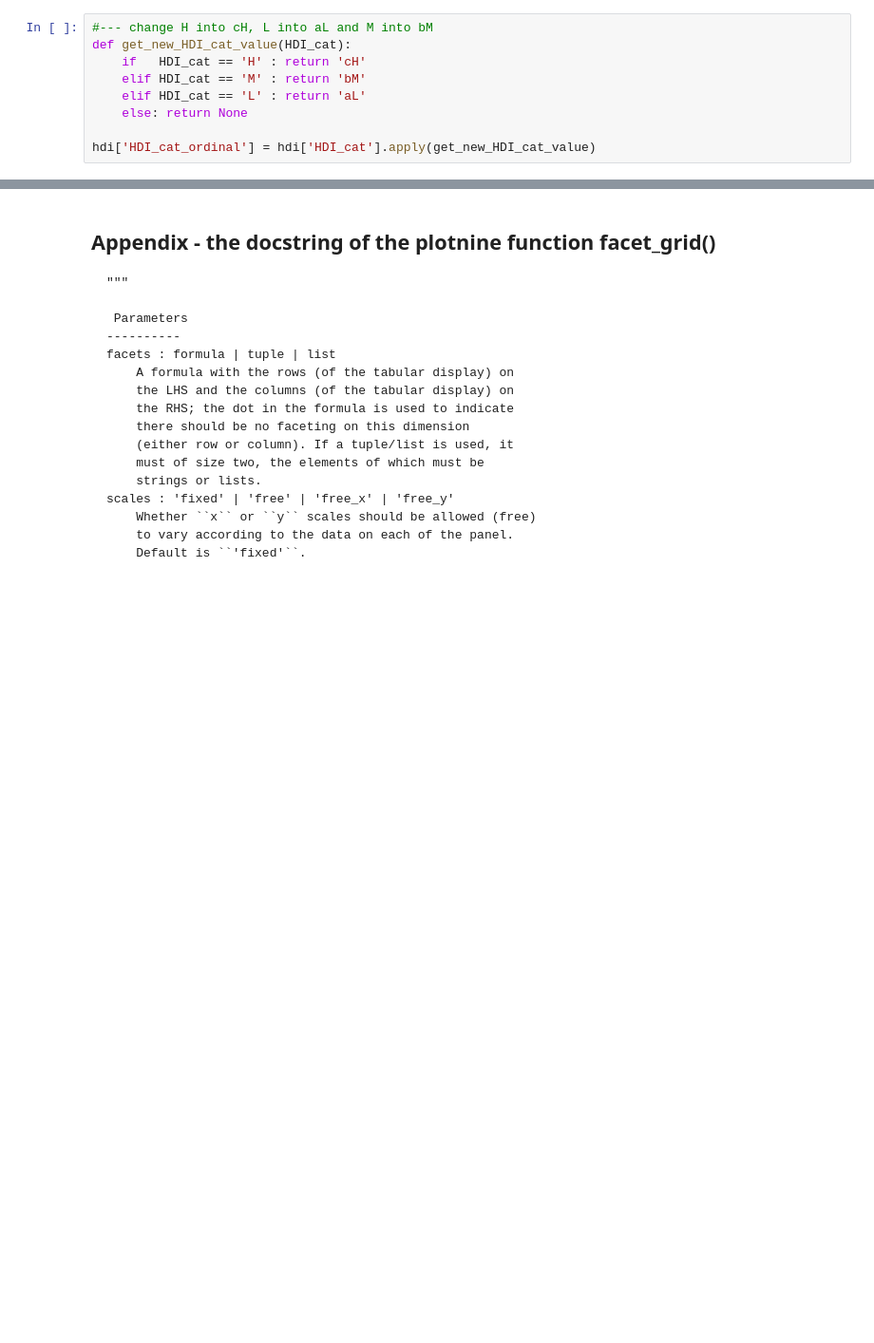
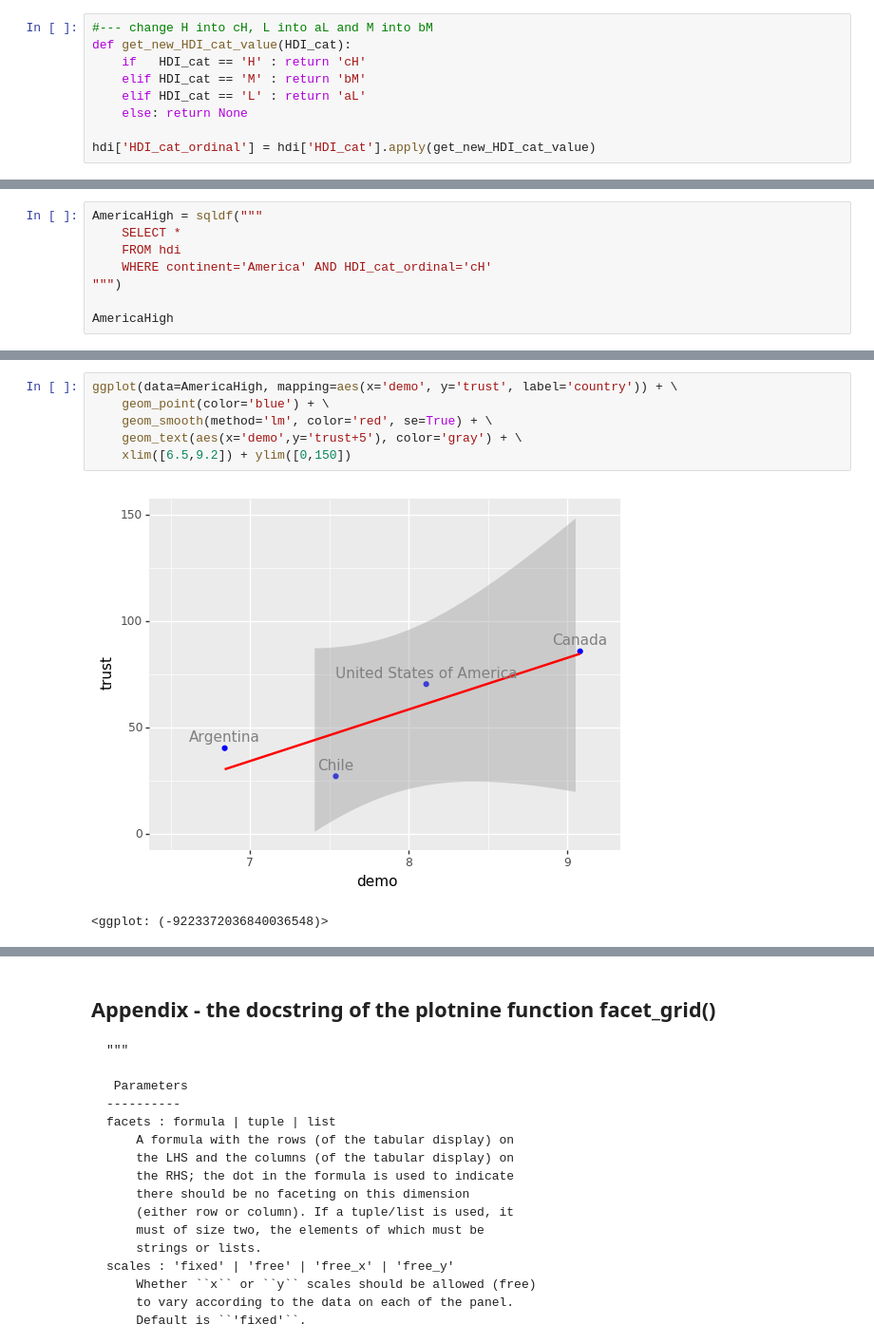
Before and after one commit to vilkoos/ggplot_cookbook, a Jupyter notebook: cookbook/610_facet_grid.ipynb, the cells around one changed output, grey strips where cells are left out. Shown at 95% size. Drawn from its saved outputs; the diff is of its cells as text; blank space fills up the shorter version.

```diff
--- a/cookbook/610_facet_grid.ipynb
+++ b/cookbook/610_facet_grid.ipynb
@@ -299,0 +316,8 @@ For more see the appendix below
+# %%
+AmericaHigh = sqldf("""
+    SELECT *
+    FROM hdi
+    WHERE continent='America' AND HDI_cat_ordinal='cH'
+""")
+
+AmericaHigh
@@ -299,0 +330,9 @@ For more see the appendix below
+# %%
+ggplot(data=AmericaHigh, mapping=aes(x='demo', y='trust', label='country')) + \
+    geom_point(color='blue') + \
+    geom_smooth(method='lm', color='red', se=True) + \
+    geom_text(aes(x='demo',y='trust+5'), color='gray') + \
+    xlim([6.5,9.2]) + ylim([0,150])
+# %% [output]
+[figure, added]
+<ggplot: (-9223372036840036548)>
```
Also changed, not shown: parts of 39 cells of this notebook, 3 other files.
